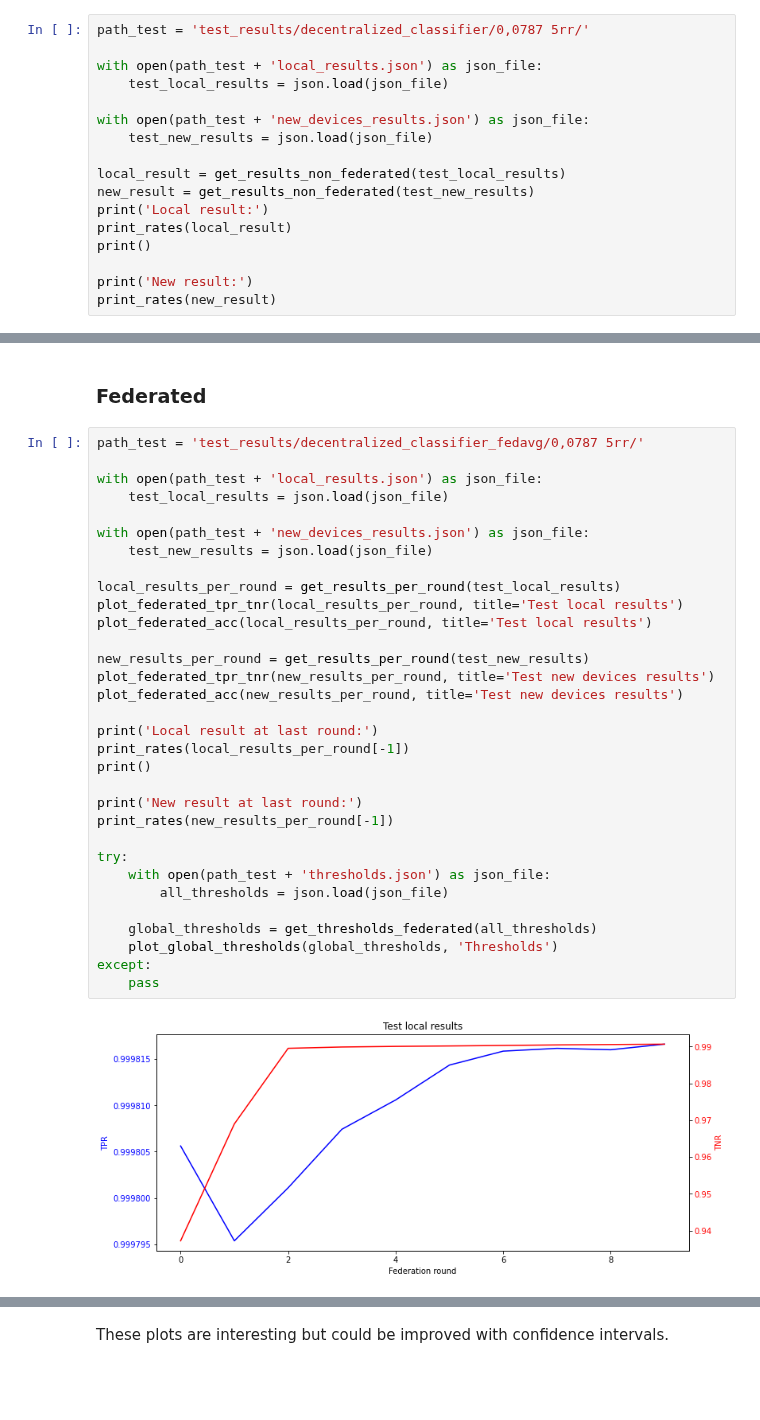
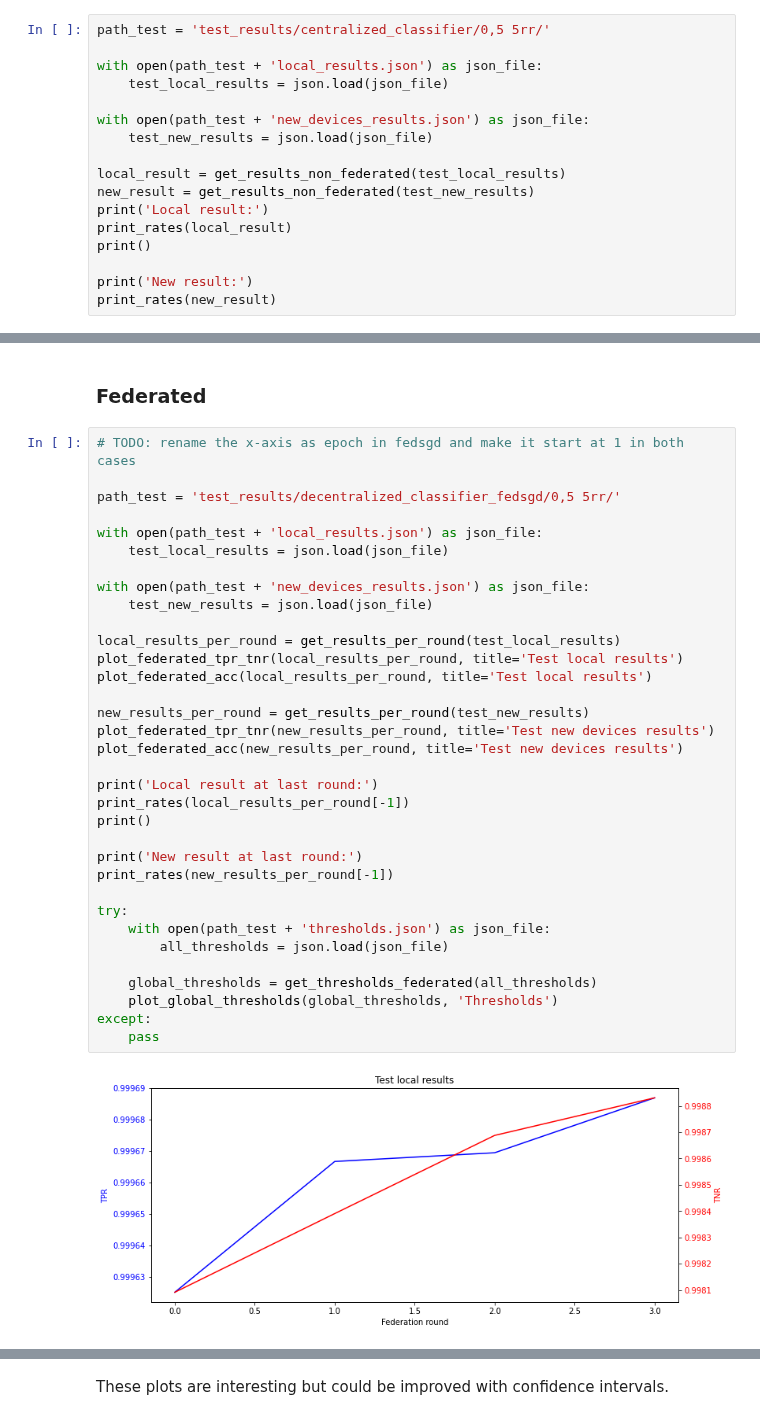
Before and after one commit to ValerianRey/fed_iot_guard, a Jupyter notebook: Test results.ipynb, the cells around one changed output, grey strips where cells are left out. Cells and saved outputs as stored; diff of their text form; blank space fills up the shorter version.

Commit message:
added some results

```diff
--- a/Test results.ipynb
+++ b/Test results.ipynb
@@ -98,7 +98,7 @@ def plot_global_thresholds(thresholds, title=''):
 # %% [markdown]
 ### Non-federated
 # %%
-path_test = 'test_results/decentralized_classifier/0,0787 5rr/'
+path_test = 'test_results/centralized_classifier/0,5 5rr/'
 
 with open(path_test + 'local_results.json') as json_file:
     test_local_results = json.load(json_file)
@@ -125,36 +125,38 @@ TP: 6612564 - TN: 535920 - FP: 30720 - FN:18636
 # %% [markdown]
 ### Federated
 # %%
-path_test = 'test_results/decentralized_classifier_fedavg/0,0787 5rr/'
+# TODO: rename the x-axis as epoch in fedsgd and make it start at 1 in both cases
+
+path_test = 'test_results/decentralized_classifier_fedsgd/0,5 5rr/'
 
 with open(path_test + 'local_results.json') as json_file:
     test_local_results = json.load(json_file)
 
 with open(path_test + 'new_devices_results.json') as json_file:
     test_new_results = json.load(json_file)
 
 local_results_per_round = get_results_per_round(test_local_results)
 plot_federated_tpr_tnr(local_results_per_round, title='Test local results')
 plot_federated_acc(local_results_per_round, title='Test local results')
 
 new_results_per_round = get_results_per_round(test_new_results)
 plot_federated_tpr_tnr(new_results_per_round, title='Test new devices results')
 plot_federated_acc(new_results_per_round, title='Test new devices results')
 
 print('Local result at last round:')
 print_rates(local_results_per_round[-1])
 print()
 
 print('New result at last round:')
 print_rates(new_results_per_round[-1])
 
 try:
     with open(path_test + 'thresholds.json') as json_file:
         all_thresholds = json.load(json_file)
 
     global_thresholds = get_thresholds_federated(all_thresholds)
     plot_global_thresholds(global_thresholds, 'Thresholds')
 except:
     pass
 # %% [output]
-[figure, old version]
+[figure, new version]
```
Also changed, not shown: parts of 2 cells of this notebook, 6 other files.
